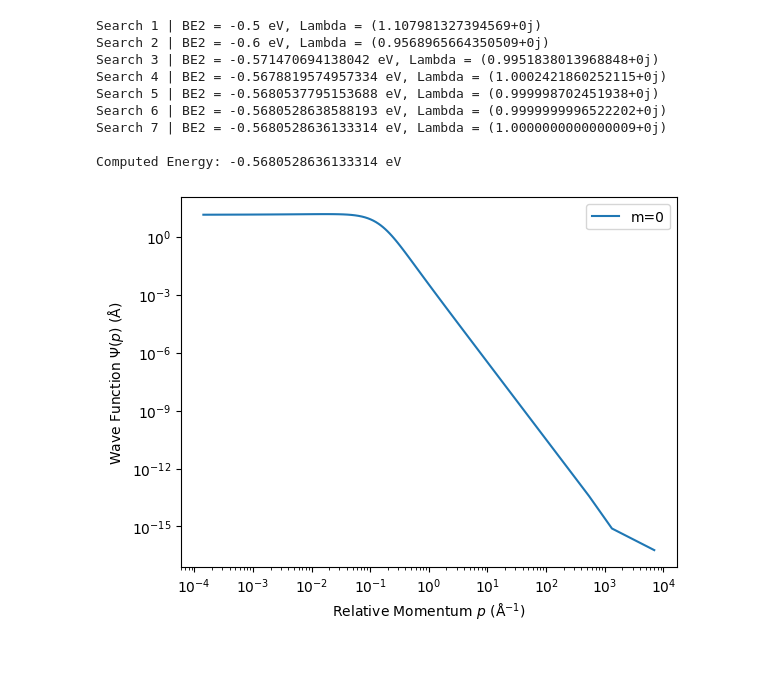
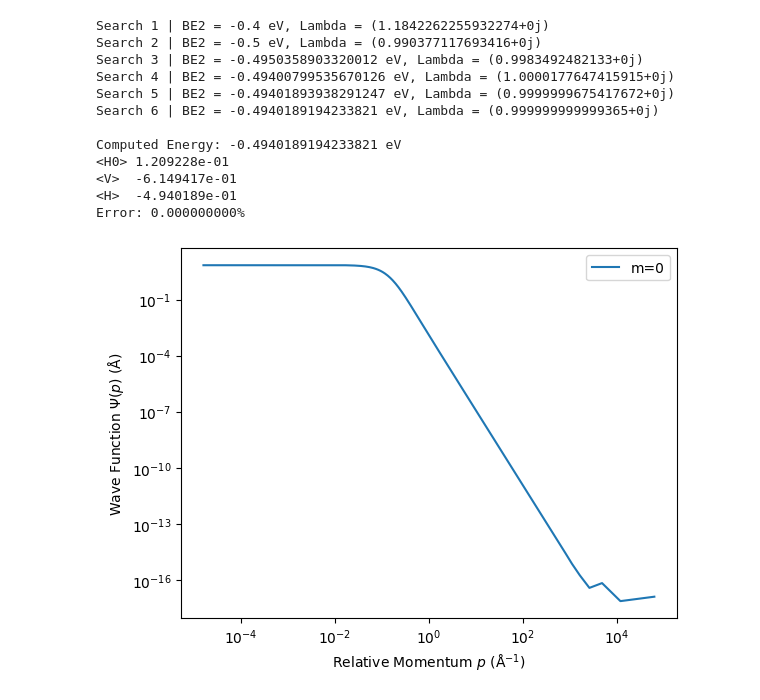
Before and after one commit to msak-ai/Exciton_2D, a Jupyter notebook: content/Exciton_2D.ipynb, the cells around one changed output. Saved outputs shown, nothing was run; the diff lists cells and outputs as text; code cells hidden in the pictures; blank space fills up the shorter version.

```diff
--- a/content/Exciton_2D.ipynb
+++ b/content/Exciton_2D.ipynb
@@ -15,7 +15,7 @@ from scipy.special import roots_legendre
 from scipy.sparse.linalg import eigs
 
 # Constants
-Np = 100
+Np = 300
 Nphi = 40
 pi = np.pi
 ONE = 1.0
@@ -41,8 +41,8 @@ mass = 2.0 * mu
 r_0 = 51.71  # screening length for MoSe2
 
 # 2B initial binding enenrgy guesses
-BE2_1 = -500.00e-3 # eV: Lower bound for energy estimate
-BE2_2 = -600.00e-3 # eV Upper bound for energy estimate
+BE2_1 = -400.00e-3 # eV: Lower bound for energy estimate
+BE2_2 = -500.00e-3 # eV Upper bound for energy estimate
 # -----------------------
 # Subroutines and Functions
 # -----------------------
@@ -188,7 +188,7 @@ def LS_2D(Np, pp, dp, V_NR, BE2_1, BE2_2):
 
         WF, Lambda = eigenvalue(Mmatrix)
         # Normalize WF
-        WF /= np.sqrt(np.sum(WF**2 * dp * pp))
+        WF /= np.sqrt(np.sum(2.0 * np.pi * WF**2 * dp * pp))
 
         Lam_ary[ie] = np.real(Lambda)
         print(f"Search {ie+1} | BE2 = {BE2} eV, Lambda = {Lambda}")
@@ -197,41 +197,84 @@ def LS_2D(Np, pp, dp, V_NR, BE2_1, BE2_2):
             break
 
     return BE2, WF
+
+def expectation_H0(p, dp, WF, mu):
+    """
+    Compute the expectation value of H0:
+      H0 = 2π ∑_i dp[i] * p[i] * (p[i]**2/(2μ)) * WF[i]**2
+    """
+    H0_val = p**2 / (2.0 * mu)
+    integrand = dp * p * H0_val * WF**2
+    return 2.0 * np.pi * np.sum(integrand)
+
+def expectation_V(p, dp, WF, V2):
+    """
+    Compute the expectation value of the two-body potential V:
+      V = 2π ∑_i ∑_j dp[i] p[i] * dp[j] p[j] * V2[i,j] * WF[i] * WF[j]
+    """
+    Np = p.shape[0]
+    V = 0.0
+    for i in range(Np):
+        wi = dp[i] * p[i] * WF[i]
+        for j in range(Np):
+            wj = dp[j] * p[j] * WF[j]
+            V += wi * wj * V2[i, j]
+    return 2.0 * np.pi * V
+
+def compute_H(p, dp, WF, V2):
+    """
+    Compute the expectation values of H0, V, H.
+    """
+    H0 = expectation_H0(p, dp, WF, mu)
+    V  = expectation_V(p, dp, WF, V2)
+    H  = H0 + V
+    return H0, V, H
 
 # -----------------------
 # Main Program
 # -----------------------
 def main():
     p, dp = hyperbolic(Np)
     phi, dphi = linear(Nphi, 0, 2.0 * pi)
     xp = np.cos(phi)
     WF_matrix = []
 
     # Loop over values of n from 0 up to m_angular
     for n in range(0, m_angular+1):
         V_2B_2d = compute_V_2B(Np, Nphi, n, p, xp, phi, dphi)
         BE2, WF = LS_2D(Np, p, dp, V_2B_2d, BE2_1, BE2_2)
         WF_matrix.append(WF)
 
         print('')
         print(f'Computed Energy: {BE2} eV')
 
+        H0, V, H = compute_H(p, dp, WF, V_2B_2d)
+        error_percent = np.abs((H - BE2) / BE2) * 100.0
+
+        print(f"<H0> {H0:.6e}")
+        print(f"<V>  {V:.6e}")
+        print(f"<H>  {H:.6e}")
+        print(f"Error: {error_percent:.9f}%")
+
         plt.loglog(p, WF, label=f'm={m_angular}')
         plt.xlabel(r'Relative Momentum $p$ (Å$^{-1}$)')
         plt.ylabel(r'Wave Function $\Psi(p)$ (Å)')
         plt.legend()
         plt.show()
 
 if __name__ == "__main__":
     main()
 # %% [output]
-Search 1 | BE2 = -0.5 eV, Lambda = (1.107981327394569+0j)
-Search 2 | BE2 = -0.6 eV, Lambda = (0.9568965664350509+0j)
-Search 3 | BE2 = -0.571470694138042 eV, Lambda = (0.9951838013968848+0j)
-Search 4 | BE2 = -0.5678819574957334 eV, Lambda = (1.0002421860252115+0j)
-Search 5 | BE2 = -0.5680537795153688 eV, Lambda = (0.999998702451938+0j)
-Search 6 | BE2 = -0.5680528638588193 eV, Lambda = (0.9999999996522202+0j)
-Search 7 | BE2 = -0.5680528636133314 eV, Lambda = (1.0000000000000009+0j)
+Search 1 | BE2 = -0.4 eV, Lambda = (1.1842262255932274+0j)
+Search 2 | BE2 = -0.5 eV, Lambda = (0.990377117693416+0j)
+Search 3 | BE2 = -0.4950358903320012 eV, Lambda = (0.9983492482133+0j)
+Search 4 | BE2 = -0.49400799535670126 eV, Lambda = (1.0000177647415915+0j)
+Search 5 | BE2 = -0.49401893938291247 eV, Lambda = (0.9999999675417672+0j)
+Search 6 | BE2 = -0.4940189194233821 eV, Lambda = (0.999999999999365+0j)
 
-Computed Energy: -0.5680528636133314 eV
+Computed Energy: -0.4940189194233821 eV
+<H0> 1.209228e-01
+<V>  -6.149417e-01
+<H>  -4.940189e-01
+Error: 0.000000000%
-[figure, old version]
+[figure, new version]
```
